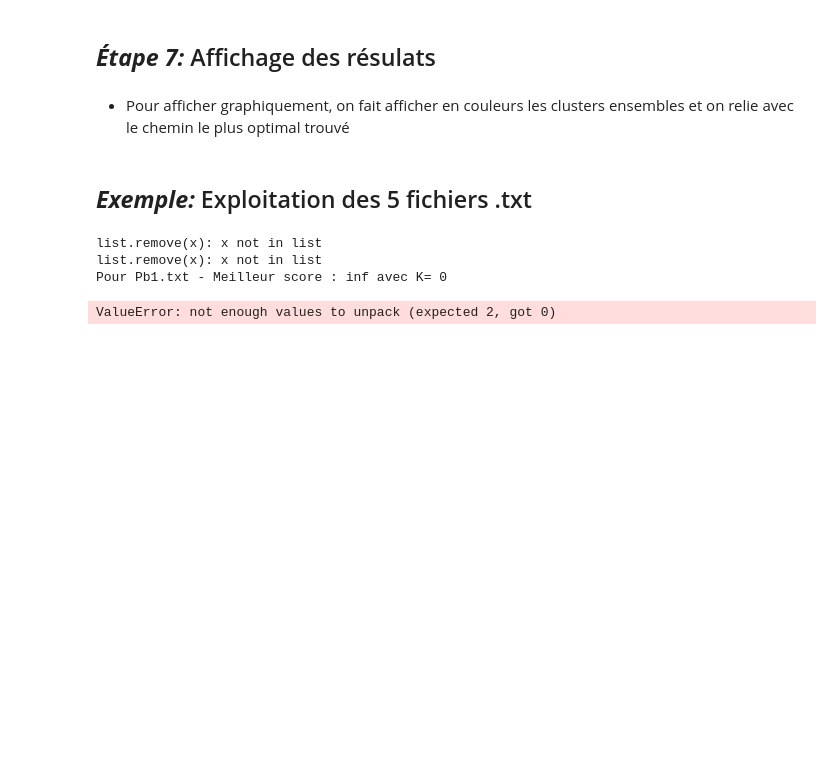
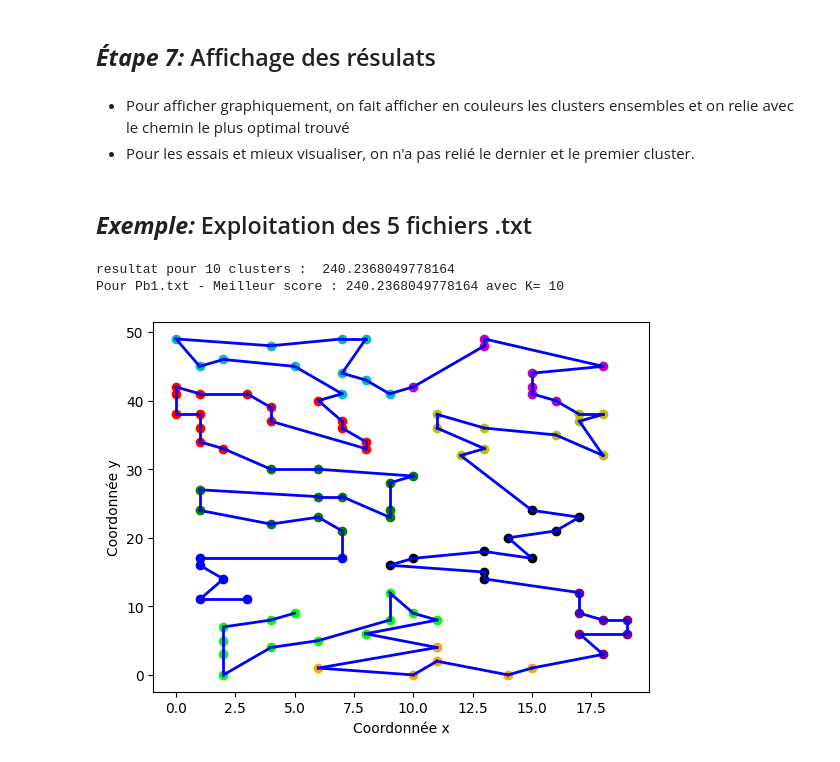
Before and after one commit to Antoinejoy/Heuristique-TSP-problem, a Jupyter notebook: Traveling_Salesman_Problem.ipynb, the cells around one changed output. Saved outputs shown, nothing was run; the diff lists cells and outputs as text; code cells hidden in the pictures; blank space fills up the shorter version.

```diff
--- a/Traveling_Salesman_Problem.ipynb
+++ b/Traveling_Salesman_Problem.ipynb
@@ -688,6 +674,7 @@ def solver(path):
 ## ***Étape 7:*** Affichage des résulats
 # %% [markdown]
 * Pour afficher graphiquement, on fait afficher en couleurs les clusters ensembles et on relie avec le chemin le plus optimal trouvé
+* Pour les essais et mieux visualiser, on n'a pas relié le dernier et le premier cluster.
 # %%
 import matplotlib.pyplot as plt
 
@@ -712,12 +698,11 @@ warnings.filterwarnings("ignore", category=FutureWarning)
 # %% [markdown]
 ## ***Exemple:*** Exploitation des 5 fichiers .txt
 # %%
-score1, k1, chemin1, groupe, temps = solver('./Pb1.txt')
+score1, k1, chemin1, groupe, temps1 = solver('./Pb1.txt')
 print('Pour Pb1.txt - Meilleur score :', score1, 'avec K=', k1)
 plot_chemin(chemin1, groupe)
 # %% [output]
-list.remove(x): x not in list
-list.remove(x): x not in list
-Pour Pb1.txt - Meilleur score : inf avec K= 0
+resultat pour 10 clusters :  240.2368049778164
+Pour Pb1.txt - Meilleur score : 240.2368049778164 avec K= 10
-ValueError: not enough values to unpack (expected 2, got 0)
+[figure, added]
 # %%
```
Also changed, not shown: parts of 15 cells of this notebook, 1 other file.
